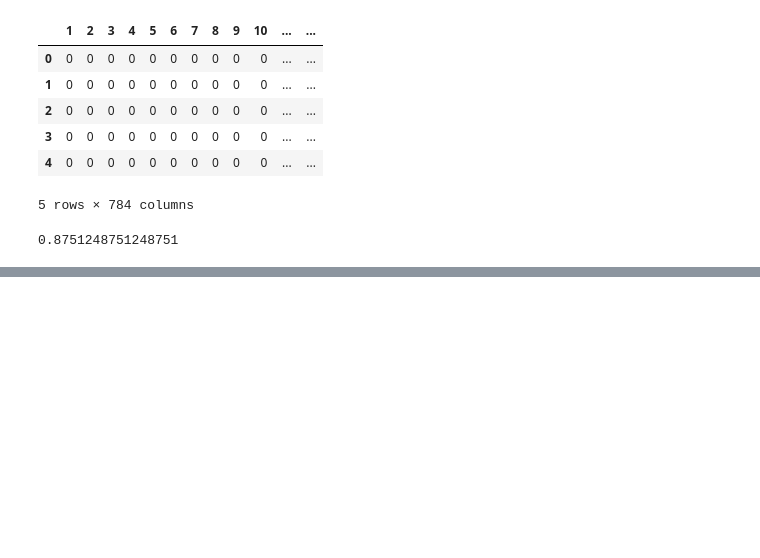
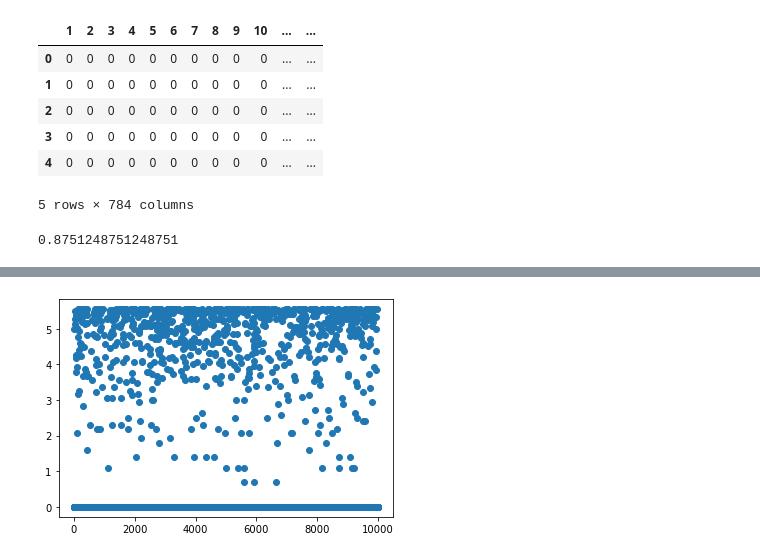
Before and after one commit to kim0502/Pythonelkim, a Jupyter notebook: 4.MachineLearning/Note/17.이미지 내부의 문자인식.ipynb, the cells around one changed output, grey strips where cells are left out. Cells and saved outputs as stored; diff of their text form; code cells hidden in the pictures; blank space fills up the shorter version.

```diff
--- a/4.MachineLearning/Note/17.이미지 내부의 문자인식.ipynb
+++ b/4.MachineLearning/Note/17.이미지 내부의 문자인식.ipynb
@@ -138,0 +323,5 @@ clf.score(test_data, test_label)
+# %%
+plt.scatter(train_data.index, np.log1p(train_data[100]))
+plt.show()
+# %% [output]
+[figure, added]
```
Also changed, not shown: parts of 23 cells of this notebook.
